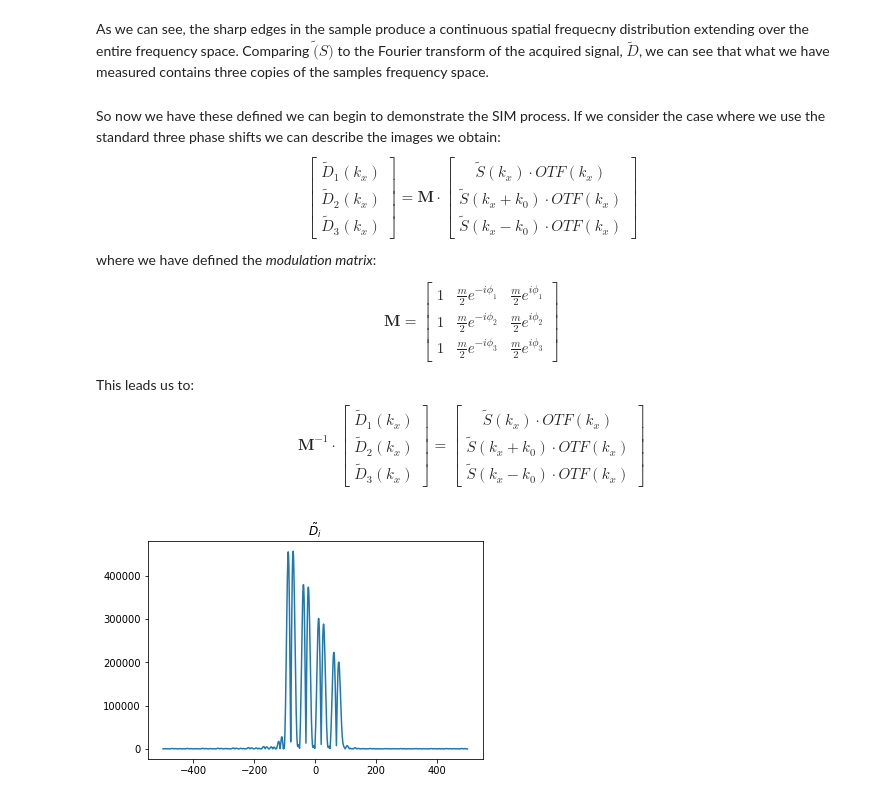
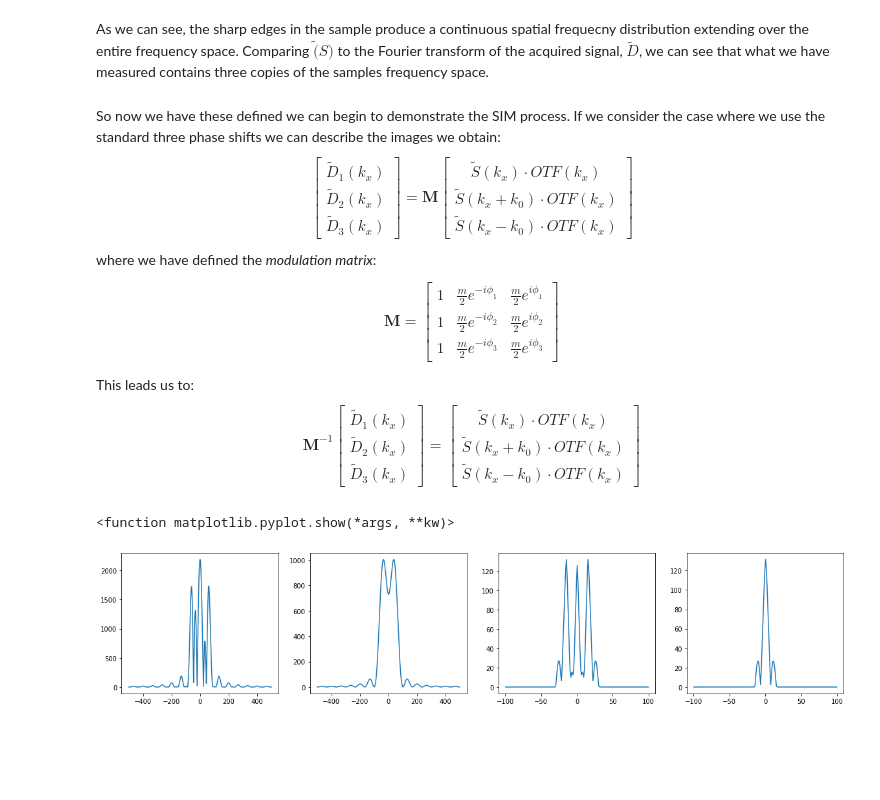
Before and after one commit to charlesnchr/LAG-MNG, a Jupyter notebook: Edward work/SIM in Python.ipynb, the cells around one changed output. Saved outputs shown, nothing was run; the diff lists cells and outputs as text; code cells hidden in the pictures; blank space fills up the shorter version.

```diff
--- a/Edward work/SIM in Python.ipynb
+++ b/Edward work/SIM in Python.ipynb
@@ -98,7 +99,7 @@ As we can see, the sharp edges in the sample produce a continuous spatial freque
 # %% [markdown]
 So now we have these defined we can begin to demonstrate the SIM process. If we consider the case where we use the standard three phase shifts we can describe the images we obtain:
 $$\begin{bmatrix} \tilde{D}_1(k_x)\\ \tilde{D}_2(k_x)\\ \tilde{D}_3(k_x) \end{bmatrix}
-= \textbf{M} \cdot \begin{bmatrix} \tilde{S}(k_x) \cdot OTF(k_x)\\ \tilde{S}(k_x+ k_0) \cdot OTF(k_x) \\ \tilde{S}(k_x-k_0) \cdot OTF(k_x) \end{bmatrix}$$
+= \textbf{M} \begin{bmatrix} \tilde{S}(k_x) \cdot OTF(k_x)\\ \tilde{S}(k_x+ k_0) \cdot OTF(k_x) \\ \tilde{S}(k_x-k_0) \cdot OTF(k_x) \end{bmatrix}$$
 where we have defined the _modulation matrix_:
 
 $$ \textbf{M} = \begin{bmatrix} 1 & \frac{m}{2}e^{-i \phi _1} & \frac{m}{2}e^{i \phi _1}\\
@@ -106,47 +107,59 @@ $$ \textbf{M} = \begin{bmatrix} 1 & \frac{m}{2}e^{-i \phi _1} & \frac{m}{2}e^{i
 1 & \frac{m}{2}e^{-i \phi _3} & \frac{m}{2}e^{i \phi _3}\end{bmatrix}$$
 
 This leads us to:
-$$ \textbf{M}^{-1} \cdot \begin{bmatrix} \tilde{D}_1(k_x)\\ \tilde{D}_2(k_x)\\ \tilde{D}_3(k_x) \end{bmatrix}
+$$ \textbf{M}^{-1} \begin{bmatrix} \tilde{D}_1(k_x)\\ \tilde{D}_2(k_x)\\ \tilde{D}_3(k_x) \end{bmatrix}
 = \begin{bmatrix} \tilde{S}(k_x) \cdot OTF(k_x)\\ \tilde{S}(k_x+ k_0) \cdot OTF(k_x) \\ \tilde{S}(k_x-k_0) \cdot OTF(k_x) \end{bmatrix}$$
 # %%
 phi = 2*np.pi/3
 Eo = 1+np.cos(2*np.pi*k0*Xs)
 Em = 1+np.cos(2*np.pi*k0*Xs+phi)
 Ep = 1+np.cos(2*np.pi*k0*Xs+(2*phi))
 
 M = np.array([[1, 0.5*np.exp(0), 0.5*np.exp(0)],[1, 0.5*np.exp(-1j*phi), 0.5*np.exp(1j*phi)], [1, 0.5*np.exp(-1j*2*phi), 0.5*np.exp(1j*2*phi)]])
 Minv = np.linalg.inv(M)
 
 D1 = Sample*Eo
 D2 = Sample*Em
 D3 = Sample*Ep
 
 FTD1 = np.fft.fftshift(np.fft.fft(D1))*OTF
 FTD2 = np.fft.fftshift(np.fft.fft(D2))*OTF
 FTD3 = np.fft.fftshift(np.fft.fft(D2))*OTF
 
 Dmat = np.array([[FTD1],[FTD2],[FTD3]])
 
 
-for p in range(3):
+shiftedo = Dmat[0,:]*Minv[0,0]+Dmat[1,:]*Minv[0,1]+Dmat[2,:]*Minv[0,2]
+shiftedo = np.squeeze(shiftedo)
 
-    shiftedo = Minv[0,p]*Dmat[p]
-    shiftedo = np.squeeze(shiftedo)
+unshiftedm = Dmat[0,:]*Minv[1,0]+Dmat[1,:]*Minv[1,1]+Dmat[2,:]*Minv[1,2]
+unshiftedm = np.squeeze(unshiftedm)
 
-    unshiftedm = Minv[1,p]*Dmat[p]
-    unshiftedm = np.squeeze(unshiftedm)
+unshiftedp = Dmat[0,:]*Minv[2,0]+Dmat[1,:]*Minv[2,1]+Dmat[2,:]*Minv[2,2]
+unshiftedp = np.squeeze(unshiftedp)
 
-    unshiftedp = Minv[2,p]*Dmat[p]
-    unshiftedp = np.squeeze(unshiftedp)
+shiftedm = np.roll(unshiftedp,k0)
+shiftedp = np.roll(unshiftedp,-k0)
 
-shiftedm = np.roll(unshiftedm,-k0)
-shiftedp = np.roll(unshiftedp,k0)
-FTfinal = shiftedo+shiftedm+shiftedp
 
-final =(np.fft.fft(FTfinal))
+FTfinal = shiftedo+(shiftedm)+(shiftedp)
+
+final =np.fft.fftshift(np.fft.fft(FTfinal))
+
+plt.figure(figsize=(20, 4))
+plt.subplot(1,4,1)
+plt.plot(Xs,np.abs(final))
+
+plt.subplot(1,4,2)
+plt.plot(Xs,np.abs(np.fft.fftshift(np.fft.fft(FTs*OTF))))
+
+plt.subplot(1,4,3)
+plt.plot(Xs[400:600],np.abs(FTfinal)[400:600])
+
+plt.subplot(1,4,4)
+plt.plot(Xs[400:600],np.abs(FTs*OTF)[400:600])
+
+plt.show
+# %% [output]
+<function matplotlib.pyplot.show(*args, **kw)>
+[figure, added]
-# %%
-plt.plot(Xs,np.abs(final))
-plt.title(r'$\tilde{D}_i$')
-plt.show()
-# %% [output]
-[figure, removed]
```
Also changed, not shown: parts of 2 cells of this notebook.
